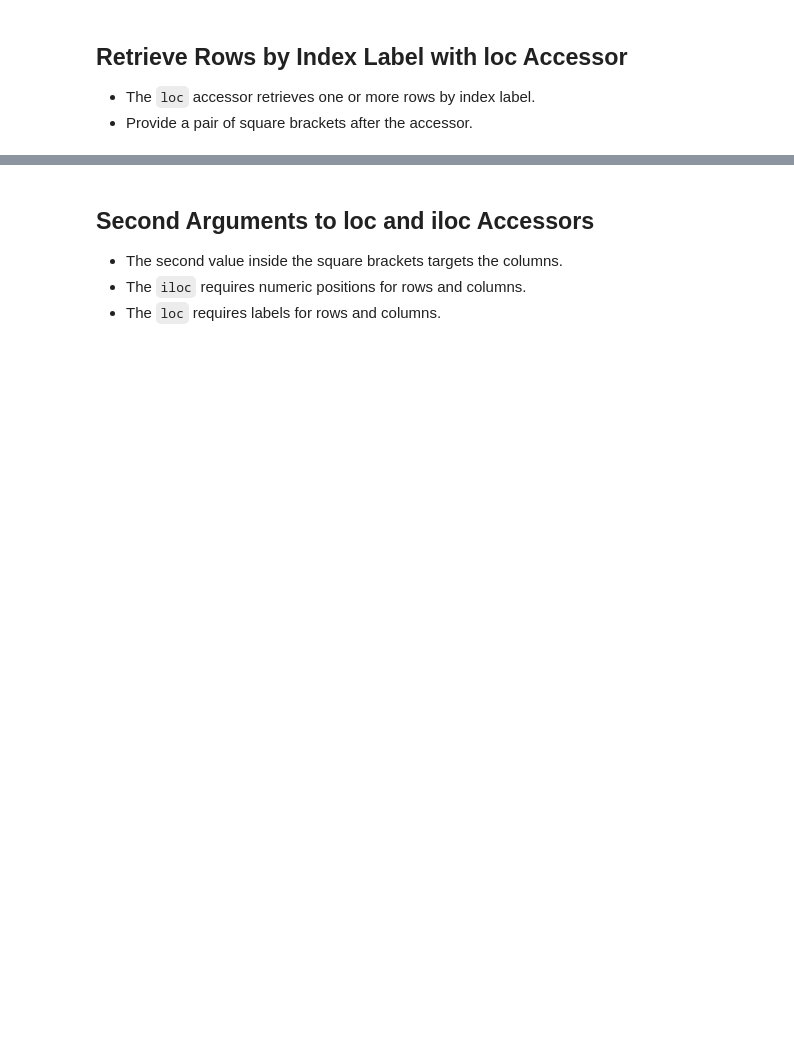
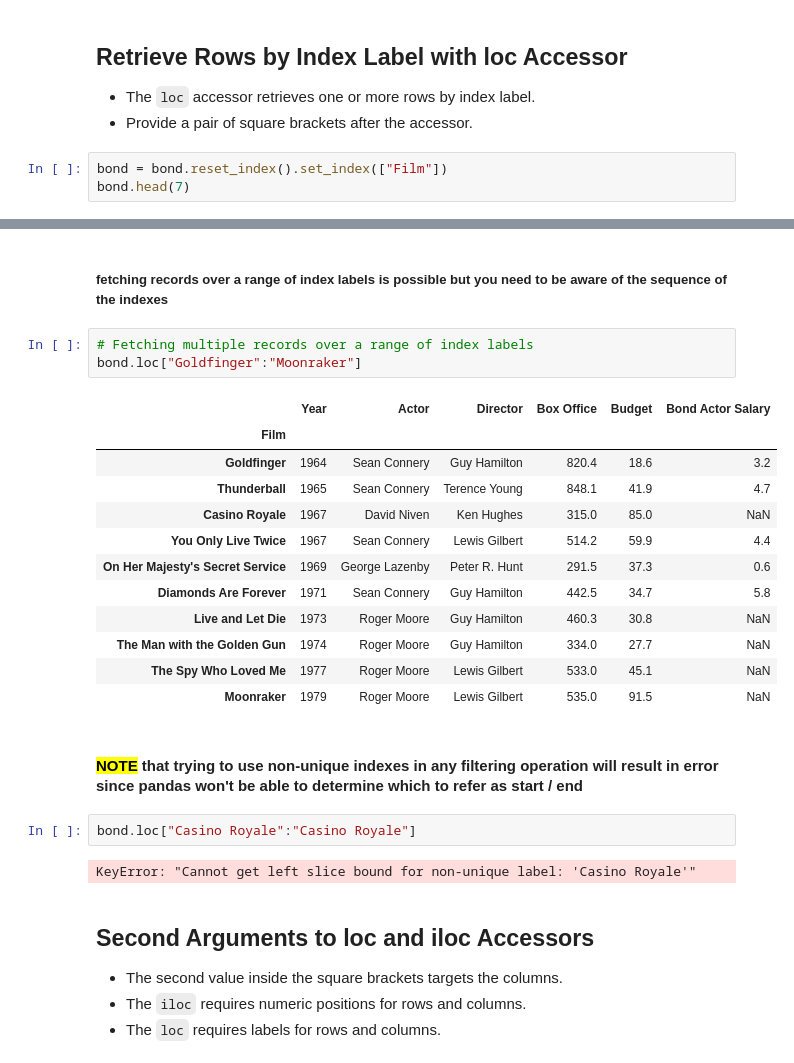
Before and after one commit to abhijeet-bhambere/pashkavers-pandas-trail, a Jupyter notebook: 06 - DataFrames III - Data Extraction.ipynb, the cells around one changed output, grey strips where cells are left out. Drawn from its saved outputs; the diff is of its cells as text; blank space fills up the shorter version.

Commit message:
Dataframe indexes-day2

```diff
--- a/06 - DataFrames III - Data Extraction.ipynb
+++ b/06 - DataFrames III - Data Extraction.ipynb
@@ -96,3 +141,6 @@ bond.head(7)
 ## Retrieve Rows by Index Label with loc Accessor
 - The `loc` accessor retrieves one or more rows by index label.
 - Provide a pair of square brackets after the accessor.
+# %%
+bond = bond.reset_index().set_index(["Film"])
+bond.head(7)
@@ -99,3 +184,27 @@ bond.head(7)
+# %% [markdown]
+##### fetching records over a range of index labels is possible but you need to be aware of the sequence of the indexes
+# %%
+# Fetching multiple records over a range of index labels
+bond.loc["Goldfinger":"Moonraker"]
+# %% [output]
+|  | Year | Actor | Director | Box Office | Budget | Bond Actor Salary |
+| Film |  |  |  |  |  |  |
+| Goldfinger | 1964 | Sean Connery | Guy Hamilton | 820.4 | 18.6 | 3.2 |
+| Thunderball | 1965 | Sean Connery | Terence Young | 848.1 | 41.9 | 4.7 |
+| Casino Royale | 1967 | David Niven | Ken Hughes | 315.0 | 85.0 | NaN |
+| You Only Live Twice | 1967 | Sean Connery | Lewis Gilbert | 514.2 | 59.9 | 4.4 |
+| On Her Majesty's Secret Service | 1969 | George Lazenby | Peter R. Hunt | 291.5 | 37.3 | 0.6 |
+| Diamonds Are Forever | 1971 | Sean Connery | Guy Hamilton | 442.5 | 34.7 | 5.8 |
+| Live and Let Die | 1973 | Roger Moore | Guy Hamilton | 460.3 | 30.8 | NaN |
+| The Man with the Golden Gun | 1974 | Roger Moore | Guy Hamilton | 334.0 | 27.7 | NaN |
+| The Spy Who Loved Me | 1977 | Roger Moore | Lewis Gilbert | 533.0 | 45.1 | NaN |
+| Moonraker | 1979 | Roger Moore | Lewis Gilbert | 535.0 | 91.5 | NaN |
+# %% [markdown]
+#### <mark>**NOTE**</mark> that trying to use non-unique indexes in any filtering operation will result in error since pandas won't be able to determine which to refer as start / end
+# %%
+bond.loc["Casino Royale":"Casino Royale"]
+# %% [output]
+KeyError: "Cannot get left slice bound for non-unique label: 'Casino Royale'"
 # %% [markdown]
 ## Second Arguments to loc and iloc Accessors
 - The second value inside the square brackets targets the columns.
```
Also changed, not shown: parts of 16 cells of this notebook.
